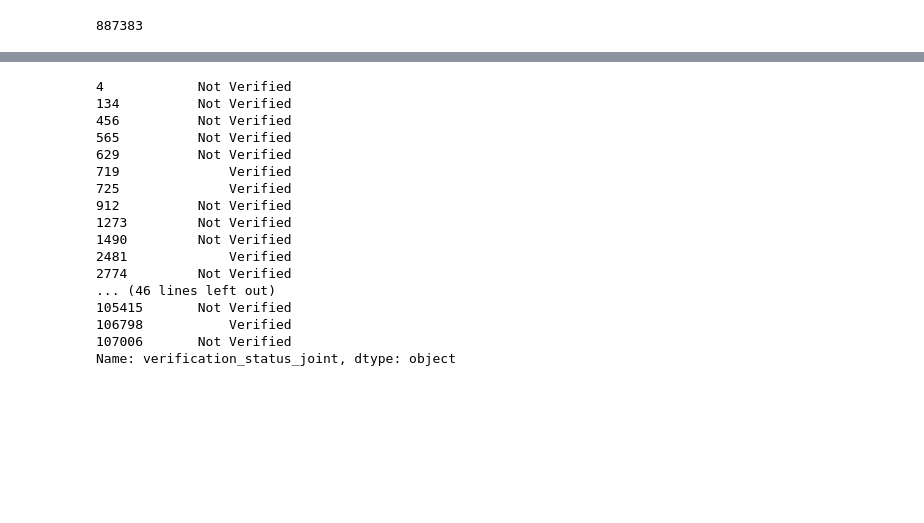
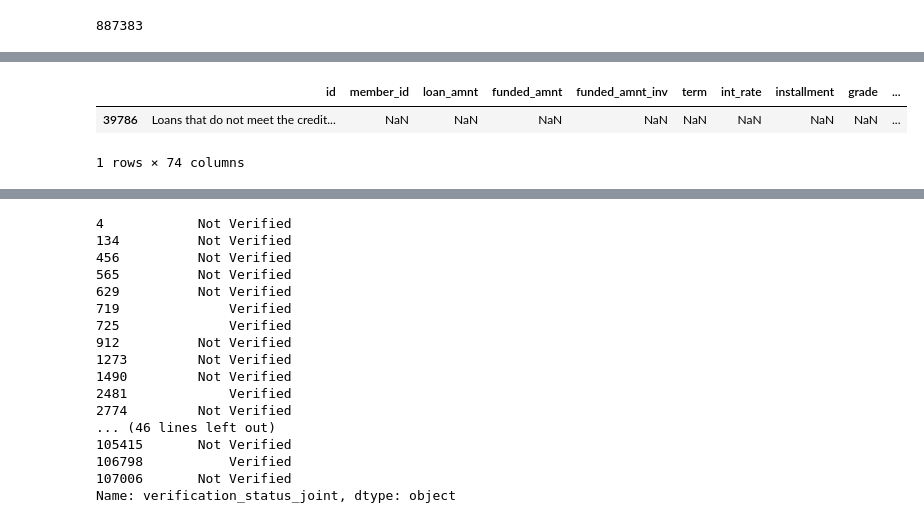
Before and after one commit to wendykan/LendingClubPublicData, a Jupyter notebook: exploratory_check.ipynb, the cells around one changed output, grey strips where cells are left out. Saved outputs shown, nothing was run; the diff lists cells and outputs as text; code cells hidden in the pictures; blank space fills up the shorter version.

```diff
--- a/exploratory_check.ipynb
+++ b/exploratory_check.ipynb
@@ -62,0 +73,7 @@ dataA.shape[0]+dataB.shape[0]+dataC.shape[0]+dataD.shape[0]
+# %%
+# first, find the rows where 'id' isn't a number
+data[np.isnan(data['id'].convert_objects(convert_numeric=True))]
+# %% [output]
+|  | id | member_id | loan_amnt | funded_amnt | funded_amnt_inv | term | int_rate | installment | grade | ... |
+| 39786 | Loans that do not meet the credit... | NaN | NaN | NaN | NaN | NaN | NaN | NaN | NaN | ... |
+1 rows × 74 columns
```
Also changed, not shown: parts of 9 cells of this notebook.
